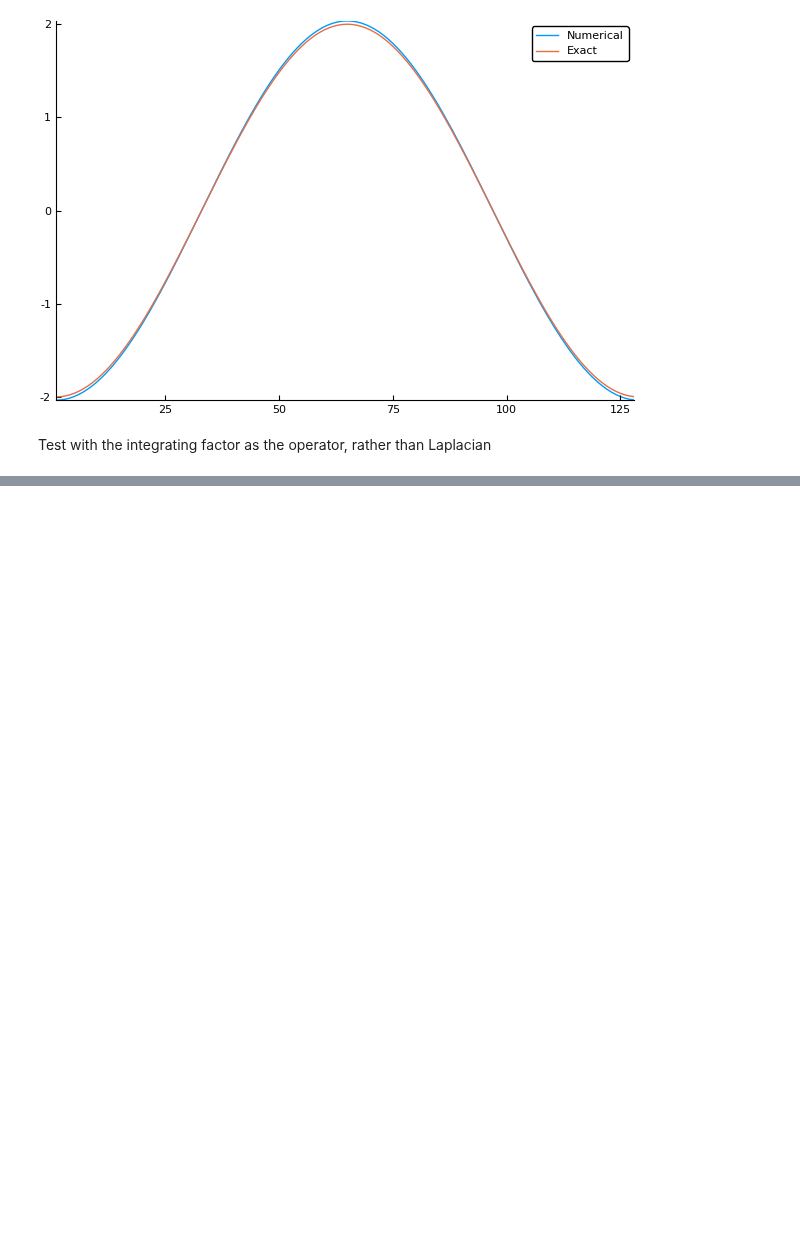
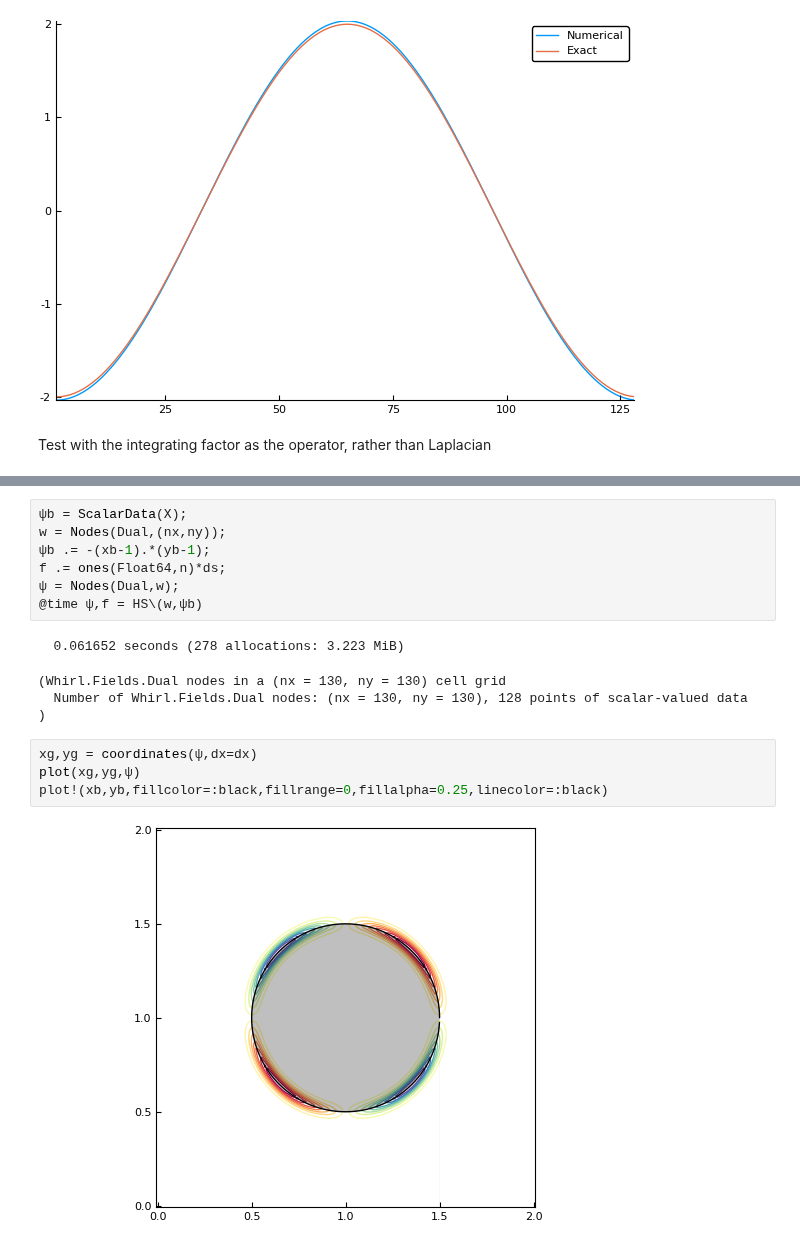
Before and after one commit to JuliaIBPM/ViscousFlow.jl, a Jupyter notebook: examples/Saddle point problems.ipynb, the cells around one changed output, grey strips where cells are left out. Drawn from its saved outputs; the diff is of its cells as text; blank space fills up the shorter version.

```diff
--- a/examples/Saddle point problems.ipynb
+++ b/examples/Saddle point problems.ipynb
@@ -75,3 +81,21 @@ HS = SaddleSystem((w,f),(plan_intfact(Δt,w),Hmat,Emat),issymmetric=true,isposde
 Saddle system with
    State of type Whirl.Fields.Nodes{Whirl.Fields.Dual,130,130}
    Force of type Whirl.Fields.ScalarData{128}
+# %%
+ψb = ScalarData(X);
+w = Nodes(Dual,(nx,ny));
+ψb .= -(xb-1).*(yb-1);
+f .= ones(Float64,n)*ds;
+ψ = Nodes(Dual,w);
+@time ψ,f = HS\(w,ψb)
+# %% [output]
+  0.061652 seconds (278 allocations: 3.223 MiB)
+(Whirl.Fields.Dual nodes in a (nx = 130, ny = 130) cell grid
+  Number of Whirl.Fields.Dual nodes: (nx = 130, ny = 130), 128 points of scalar-valued data
+)
+# %%
+xg,yg = coordinates(ψ,dx=dx)
+plot(xg,yg,ψ)
+plot!(xb,yb,fillcolor=:black,fillrange=0,fillalpha=0.25,linecolor=:black)
+# %% [output]
+[figure, added]
```
Also changed, not shown: parts of 5 cells of this notebook, 7 other files.
